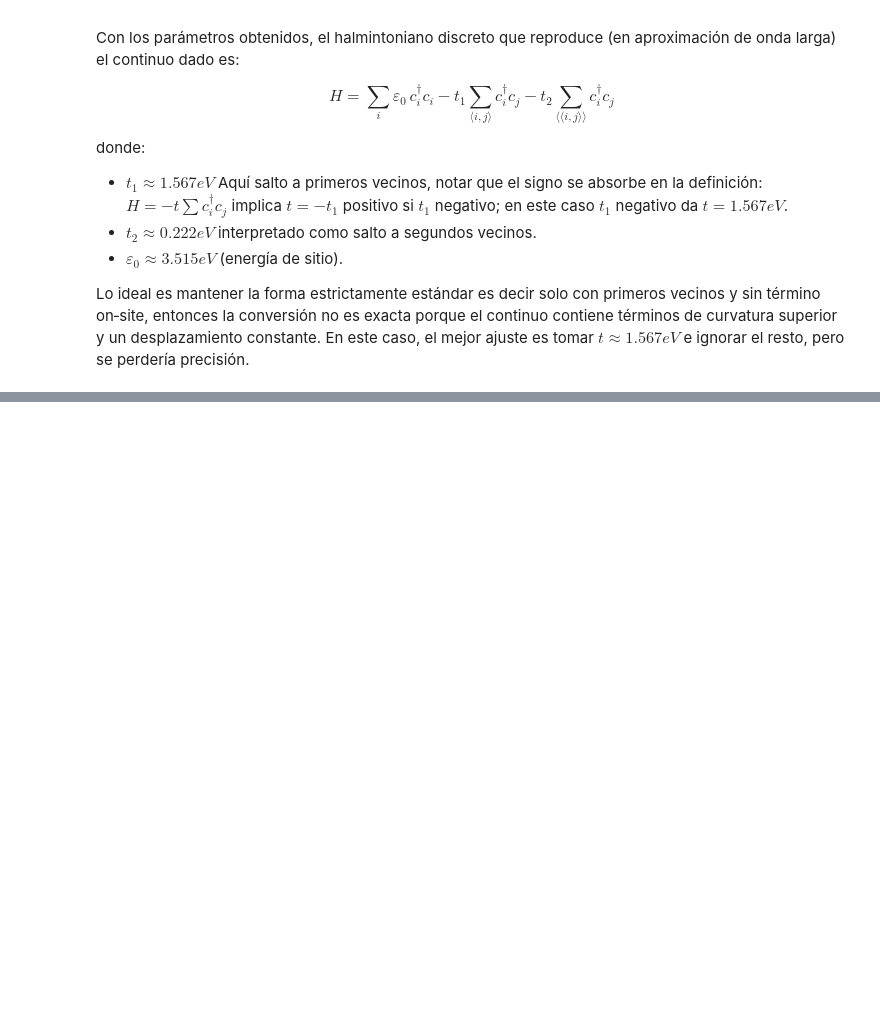
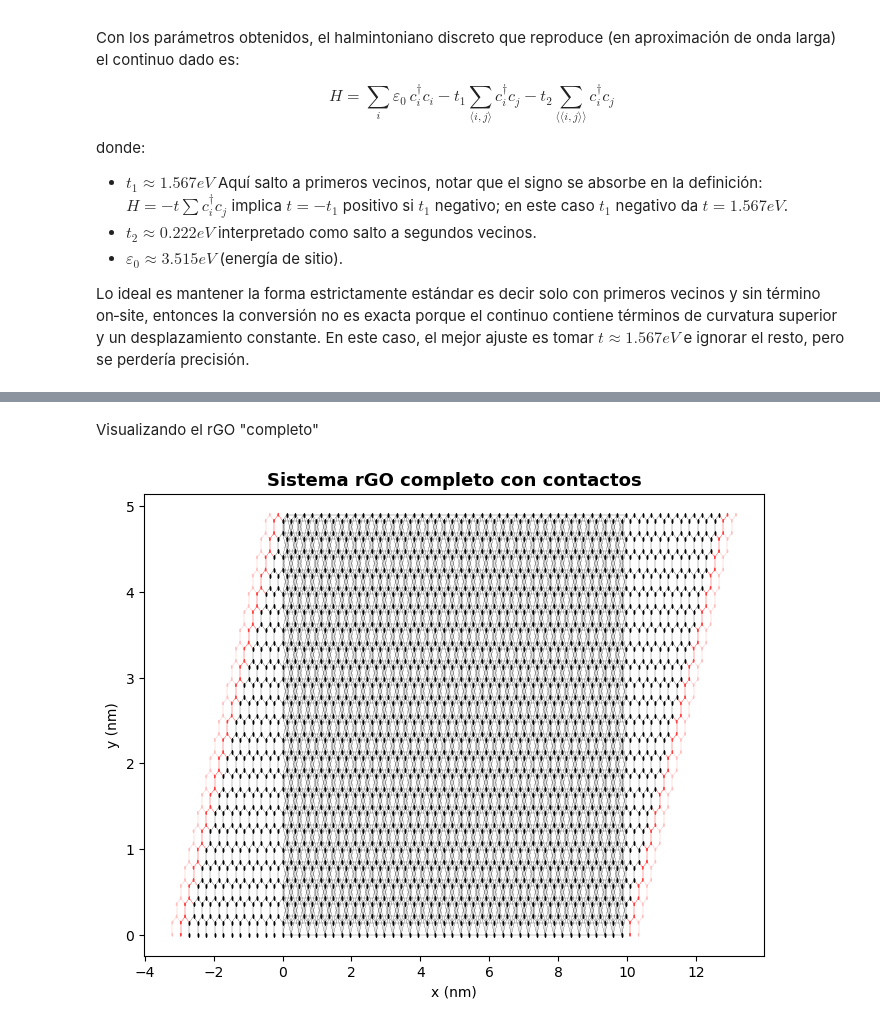
Before and after one commit to cesar97af/Simulacion_rGO_Con, a Jupyter notebook: Presentación de la simulación.ipynb, the cells around one changed output, grey strips where cells are left out. Saved outputs shown, nothing was run; the diff lists cells and outputs as text; code cells hidden in the pictures; blank space fills up the shorter version.

```diff
--- a/Presentación de la simulación.ipynb
+++ b/Presentación de la simulación.ipynb
@@ -587,0 +174,8 @@ Las figuras están listas para visualización.
+# %%
+# --- Dimensiones y opciones ---
+L = 10
+W = 5
+include_disorder = True
+include_oxygen = True
+include_SOC = False
+metal_type = 'Au'
@@ -587,0 +212,11 @@ Las figuras están listas para visualización.
+# %%
+if include_disorder:
+    print("Agregando desorden Anderson...")
+    rng = np.random.RandomState(42)
+
+    def onsite_disorder(site):
+        disorder = W_disorder * (rng.random() - 0.5)
+        return onsite_pristine + disorder * sigma_0 if include_SOC else onsite_pristine + disorder
+
+    for site in syst.sites():
+        syst[site] = onsite_disorder(site)
@@ -587,0 +420,12 @@ Las figuras están listas para visualización.
+# %% [markdown]
+Visualizando el rGO "completo"
+# %%
+# Bloque 1: Sistema completo con leads
+fig, ax = plt.subplots(figsize=(8,6))
+kwant.plot(syst, ax=ax, site_size=0.2, site_color='k', hop_lw=0.05,
+           lead_site_size=0.15, lead_color='r')
+ax.set_title('Sistema rGO completo con contactos', fontsize=13, fontweight='bold')
+ax.set_xlabel('x (nm)'); ax.set_ylabel('y (nm)')
+plt.show()
+# %% [output]
+[figure, added]
```
Also changed, not shown: parts of 48 cells of this notebook, 1 other file.
